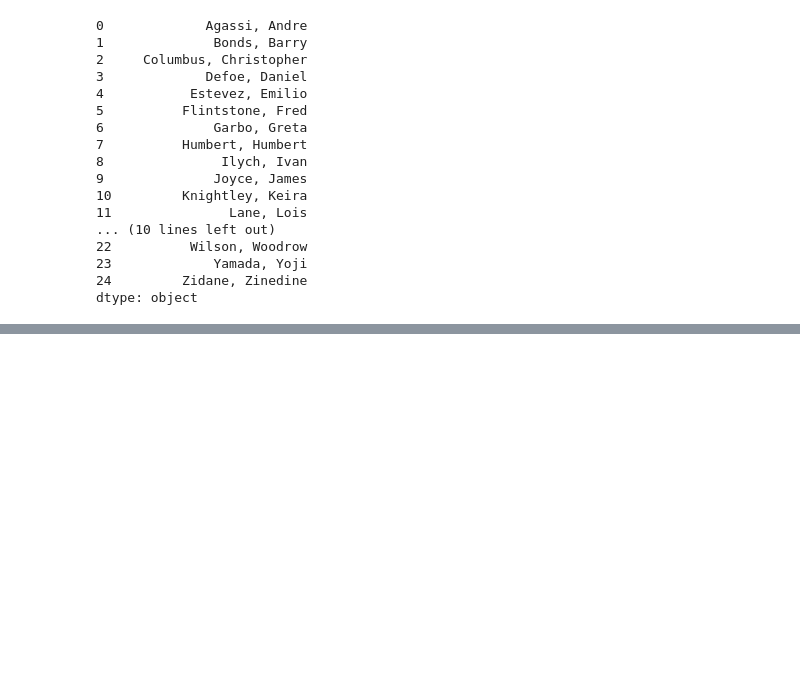
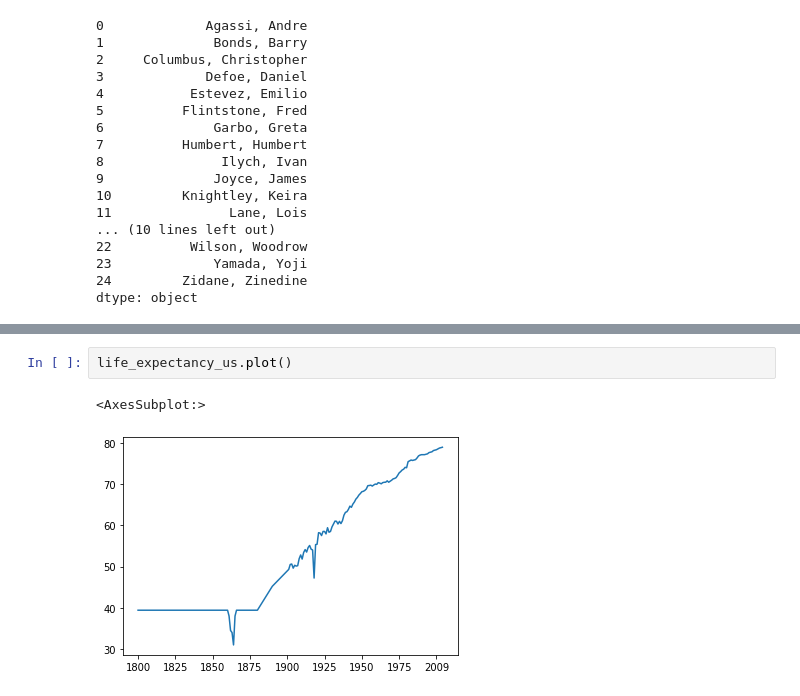
Before and after one commit to rafi007akhtar/intro-to-data-analysis, a Jupyter notebook: project-2/pandas-practise.ipynb, the cells around one changed output, grey strips where cells are left out. Drawn from its saved outputs; the diff is of its cells as text; blank space fills up the shorter version.

```diff
--- a/project-2/pandas-practise.ipynb
+++ b/project-2/pandas-practise.ipynb
@@ -394,0 +430,5 @@ dtype: object
+# %%
+life_expectancy_us.plot()
+# %% [output]
+<AxesSubplot:>
+[figure, added]
```
Also changed, not shown: parts of 4 cells of this notebook.
